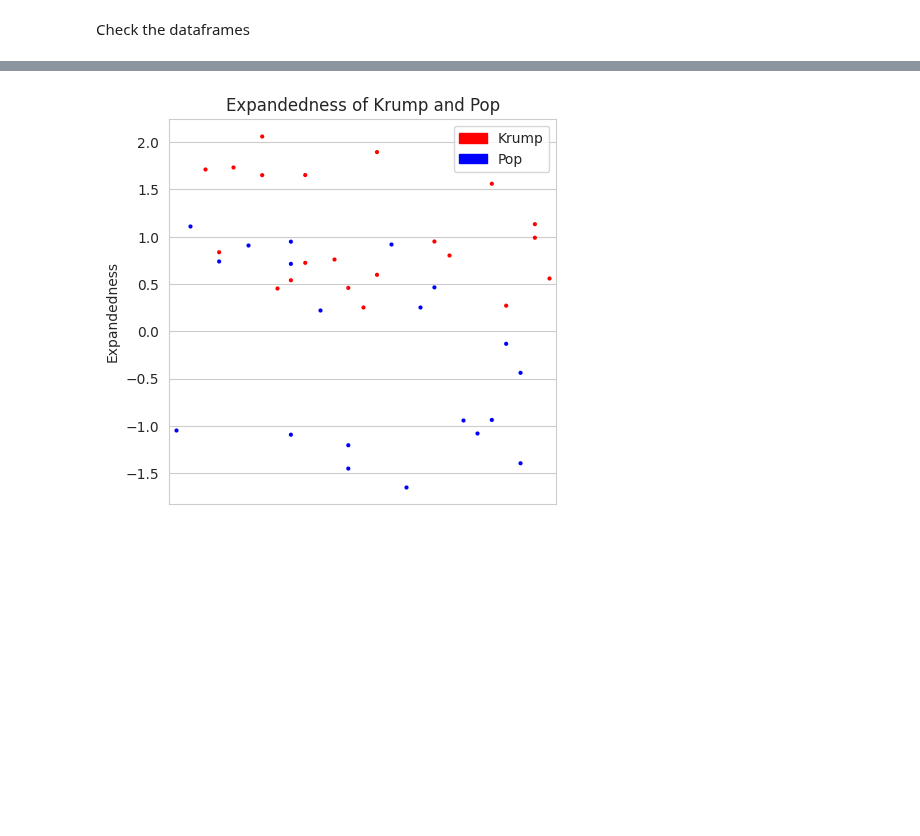
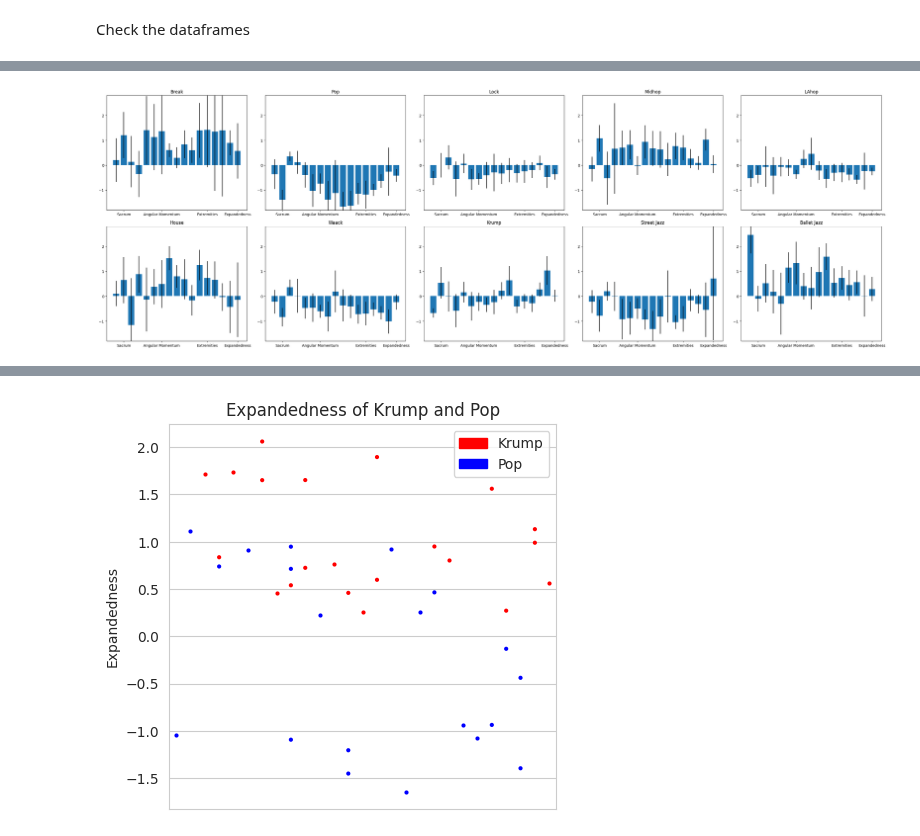
Before and after one commit to tBenBaker/MovementClassifier, a Jupyter notebook: DanceProj1/notebooks/01_dancedatafeatures.ipynb, the cells around one changed output, grey strips where cells are left out. Saved outputs shown, nothing was run; the diff lists cells and outputs as text; code cells hidden in the pictures; blank space fills up the shorter version.

```diff
--- a/DanceProj1/notebooks/01_dancedatafeatures.ipynb
+++ b/DanceProj1/notebooks/01_dancedatafeatures.ipynb
@@ -79,6 +64,9 @@ dfBM_scaled = pd.DataFrame(scaler.fit_transform(dfBM.drop(['Genre', 'id'], axis=
 
 dfFM_scaled['Genre'] = dfFM['Genre']
 dfBM_scaled['Genre'] = dfBM['Genre']
+
+features = dfFM_scaled.columns.drop('Genre')
+genres = dfFM['Genre'].unique()
 # %%
 dfFM_scaled.head()
 # %% [output]
@@ -263,0 +165,28 @@ plt.show
+# %%
+features_mean = dfFM_scaled.groupby('Genre').mean()
+features_std = dfFM_scaled.groupby('Genre').std()
+
+# Create subplots
+fig, axs = plt.subplots(2, 5, figsize=(30, 10))
+
+for idx, genre in enumerate(genres):
+    # Compute row and column indices
+    row_idx = idx // 5
+    col_idx = idx % 5
+
+    # Draw bar plot with error bars
+    axs[row_idx, col_idx].bar(features_mean.columns, features_mean.loc[genre], yerr=features_std.loc[genre])
+
+    # Set title
+    axs[row_idx, col_idx].set_title(genre)
+
+    # Set xticks and xticklabels and ylim
+    axs[row_idx, col_idx].set_xticks([1, 6, 12, 16])
+    axs[row_idx, col_idx].set_xticklabels(['Sacrum', 'Angular Momentum', 'Extremities', 'Expandedness'])
+    axs[row_idx, col_idx].set_ylim([-1.8, 2.8])
+
+# Adjust layout
+plt.tight_layout()
+plt.show()
+# %% [output]
+[figure, added]
```
Also changed, not shown: parts of 18 cells of this notebook, 4 other files.
